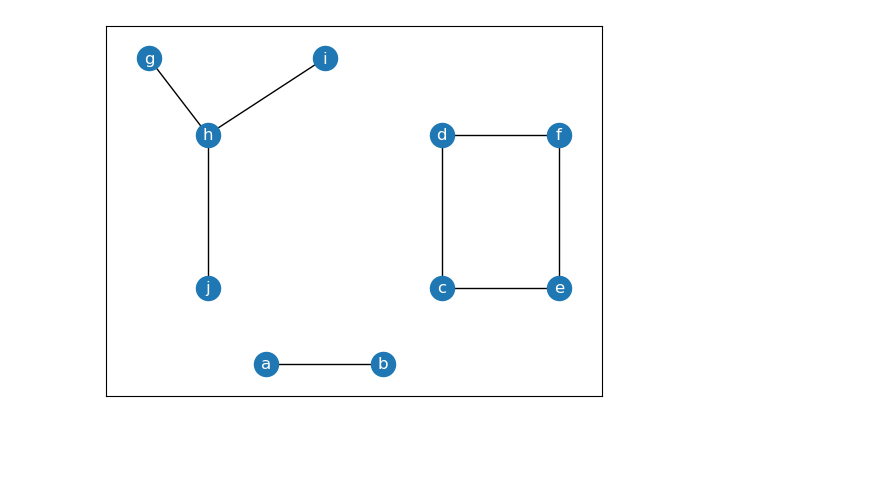
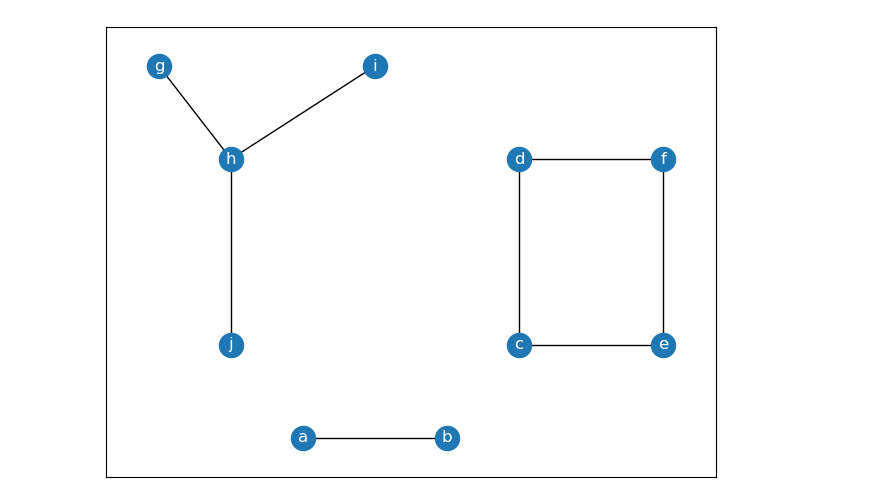
Before and after one commit to manuelck99/bachelors-thesis, a Jupyter notebook: bachelors_thesis/notebook/graphics.ipynb, the cells around one changed output. Saved outputs shown, nothing was run; the diff lists cells and outputs as text; code cells hidden in the pictures; blank space fills up the shorter version.

```diff
--- a/bachelors_thesis/notebook/graphics.ipynb
+++ b/bachelors_thesis/notebook/graphics.ipynb
@@ -10,33 +12,37 @@ graph.add_edge("a", "b")
 graph.add_edge("c", "d")
 graph.add_edge("c", "e")
 graph.add_edge("e", "f")
 graph.add_edge("d", "f")
 
 graph.add_edge("g", "h")
 graph.add_edge("h", "i")
 graph.add_edge("h", "j")
 
 pos = {
     "a": (4, 1),
     "b": (6, 1),
     "c": (7, 2),
     "d": (7, 4),
     "e": (9, 2),
     "f": (9, 4),
     "g": (2, 5),
     "h": (3, 4),
     "i": (5, 5),
     "j": (3, 2),
 }
 
 nx.draw_networkx(
     graph,
     pos,
     arrows=False,
     with_labels=True,
     font_color="white"
 )
+
+plt.tight_layout()
+plt.savefig(f"{data_path}/merging-graph.pdf")
+plt.show()
 # %% [output]
-[figure, old version]
+[figure, new version]
 # %%
 # Execution time graphs
```
Also changed, not shown: parts of 2 cells of this notebook, 13 other files.
